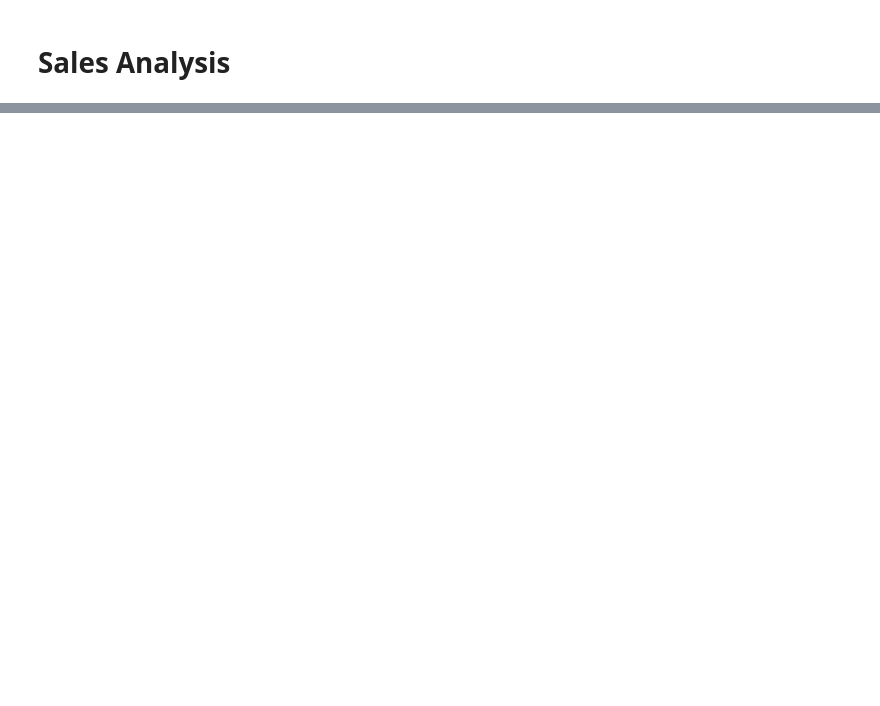
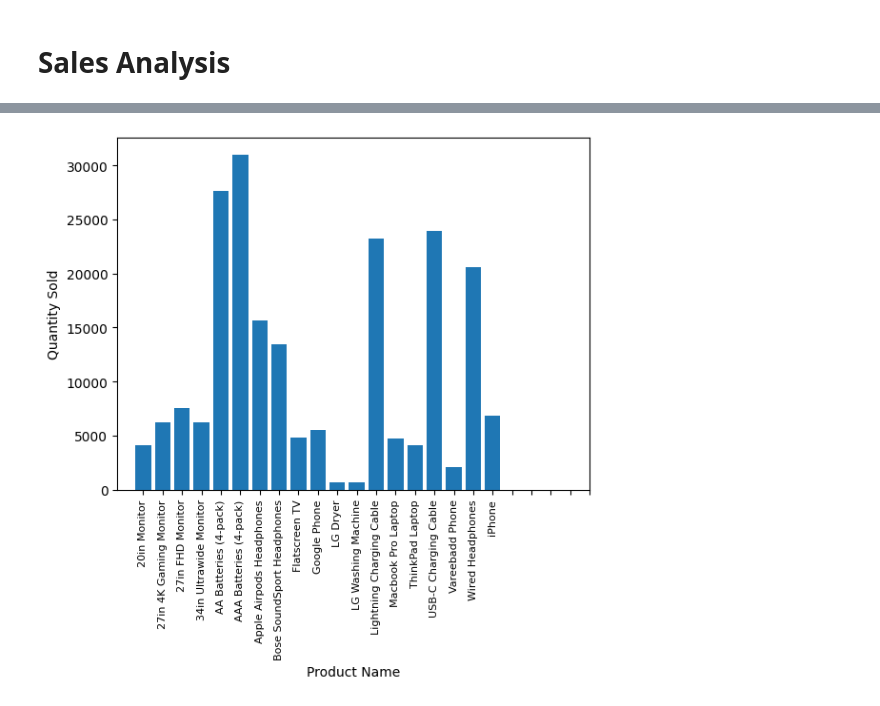
Before and after one commit to AkunoCode/CP102-Files, a Jupyter notebook: Self-Practice/Pandas/SalesAnalysis/MyAnalysis.ipynb, the cells around one changed output, grey strips where cells are left out. Saved outputs shown, nothing was run; the diff lists cells and outputs as text; code cells hidden in the pictures; blank space fills up the shorter version.

```diff
--- a/Self-Practice/Pandas/SalesAnalysis/MyAnalysis.ipynb
+++ b/Self-Practice/Pandas/SalesAnalysis/MyAnalysis.ipynb
@@ -33,0 +347,11 @@ df
+# %%
+products = [product for product in all_data.groupby(['Product']).groups.keys()]
+results = all_data.groupby(['Product']).sum(True)['Quantity Ordered']
+
+plt.bar(products,results)
+plt.xticks(time, rotation='vertical', size=8)
+plt.ylabel('Quantity Sold')
+plt.xlabel('Product Name')
+plt.show()
+# %% [output]
+[figure, added]
```
Also changed, not shown: parts of 39 cells of this notebook, 2 other files.
